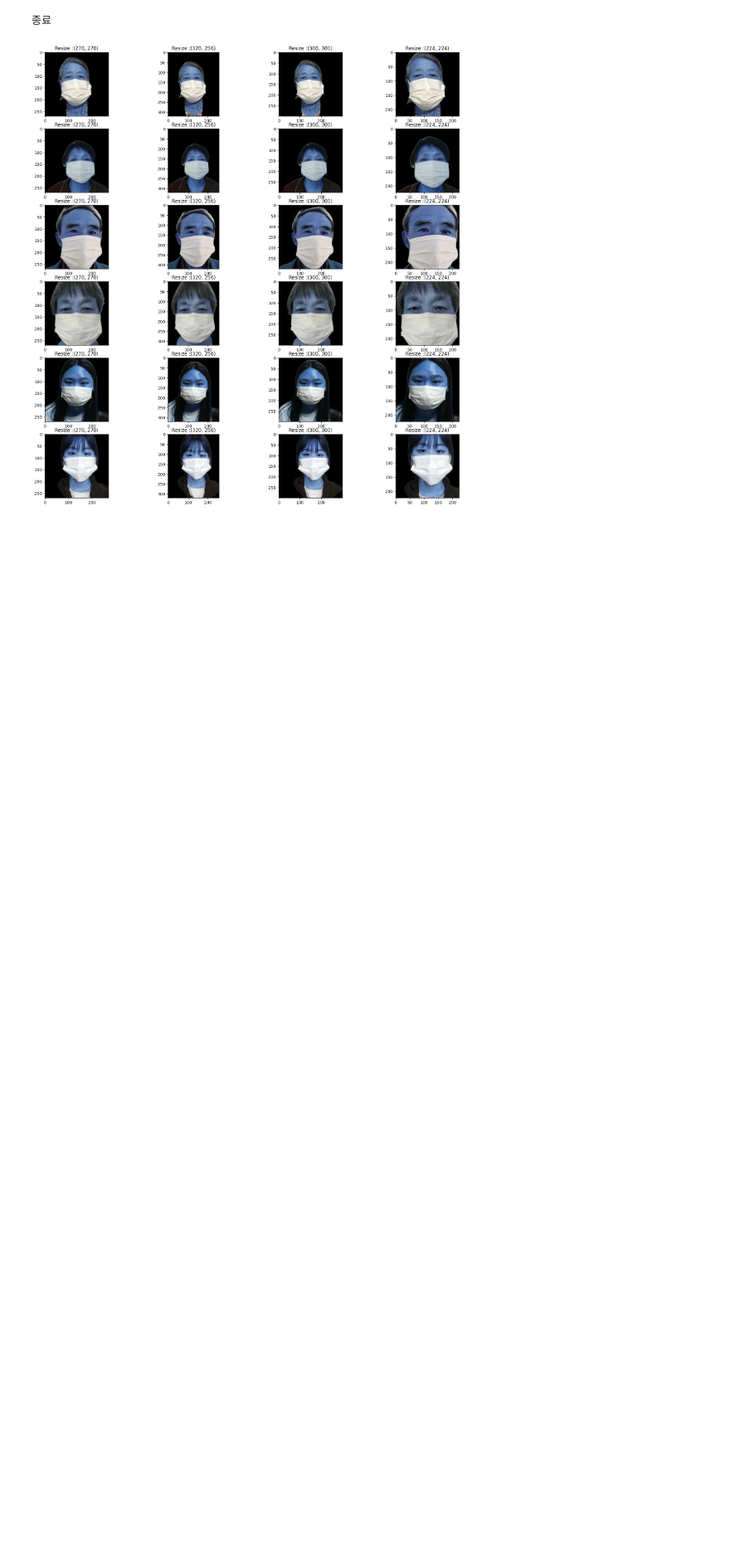
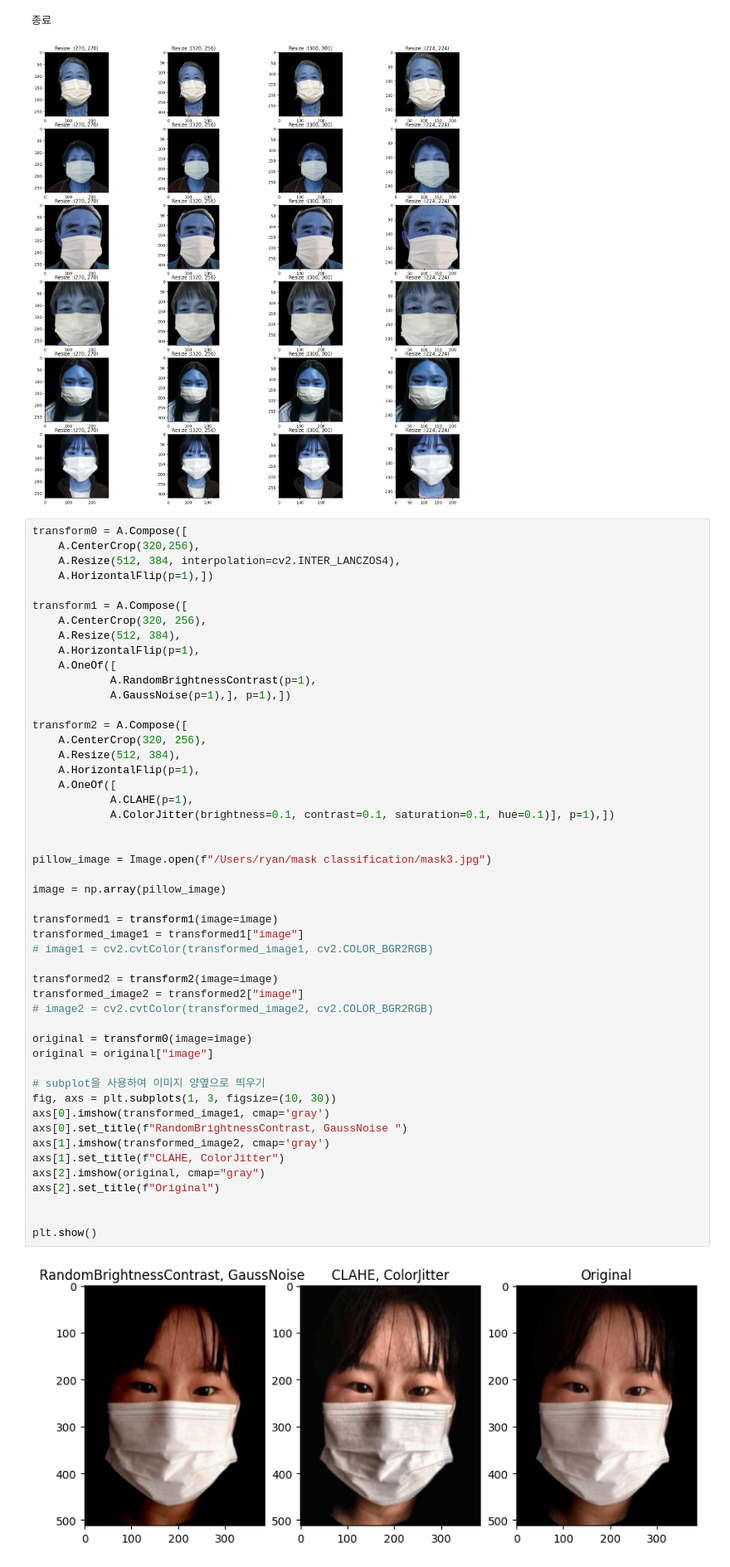
Before and after one commit to boostcampaitech5/level1_imageclassification-cv-10, a Jupyter notebook: seonghan/Augumentation.ipynb, the cells around one changed output. Shown at 83% size. Cells and saved outputs as stored; diff of their text form; blank space fills up the shorter version.

```diff
--- a/seonghan/Augumentation.ipynb
+++ b/seonghan/Augumentation.ipynb
@@ -58,3 +58,54 @@ print(DecisionCenterCrop(top_level_folder="/Users/ryan/mask classification/aug_d
 # %% [output]
 종료
 [figure]
+# %%
+transform0 = A.Compose([
+    A.CenterCrop(320,256),
+    A.Resize(512, 384, interpolation=cv2.INTER_LANCZOS4),
+    A.HorizontalFlip(p=1),])
+
+transform1 = A.Compose([
+    A.CenterCrop(320, 256),
+    A.Resize(512, 384),
+    A.HorizontalFlip(p=1),
+    A.OneOf([
+            A.RandomBrightnessContrast(p=1),
+            A.GaussNoise(p=1),], p=1),])
+
+transform2 = A.Compose([
+    A.CenterCrop(320, 256),
+    A.Resize(512, 384),
+    A.HorizontalFlip(p=1),
+    A.OneOf([
+            A.CLAHE(p=1),
+            A.ColorJitter(brightness=0.1, contrast=0.1, saturation=0.1, hue=0.1)], p=1),])
+
+
+pillow_image = Image.open(f"/Users/ryan/mask classification/mask3.jpg")
+
+image = np.array(pillow_image)
+
+transformed1 = transform1(image=image)
+transformed_image1 = transformed1["image"]
+# image1 = cv2.cvtColor(transformed_image1, cv2.COLOR_BGR2RGB)
+
+transformed2 = transform2(image=image)
+transformed_image2 = transformed2["image"]
+# image2 = cv2.cvtColor(transformed_image2, cv2.COLOR_BGR2RGB)
+
+original = transform0(image=image)
+original = original["image"]
+
+# subplot을 사용하여 이미지 양옆으로 띄우기
+fig, axs = plt.subplots(1, 3, figsize=(10, 30))
+axs[0].imshow(transformed_image1, cmap='gray')
+axs[0].set_title(f"RandomBrightnessContrast, GaussNoise ")
+axs[1].imshow(transformed_image2, cmap='gray')
+axs[1].set_title(f"CLAHE, ColorJitter")
+axs[2].imshow(original, cmap="gray")
+axs[2].set_title(f"Original")
+
+
+plt.show()
+# %% [output]
+[figure, added]
```
